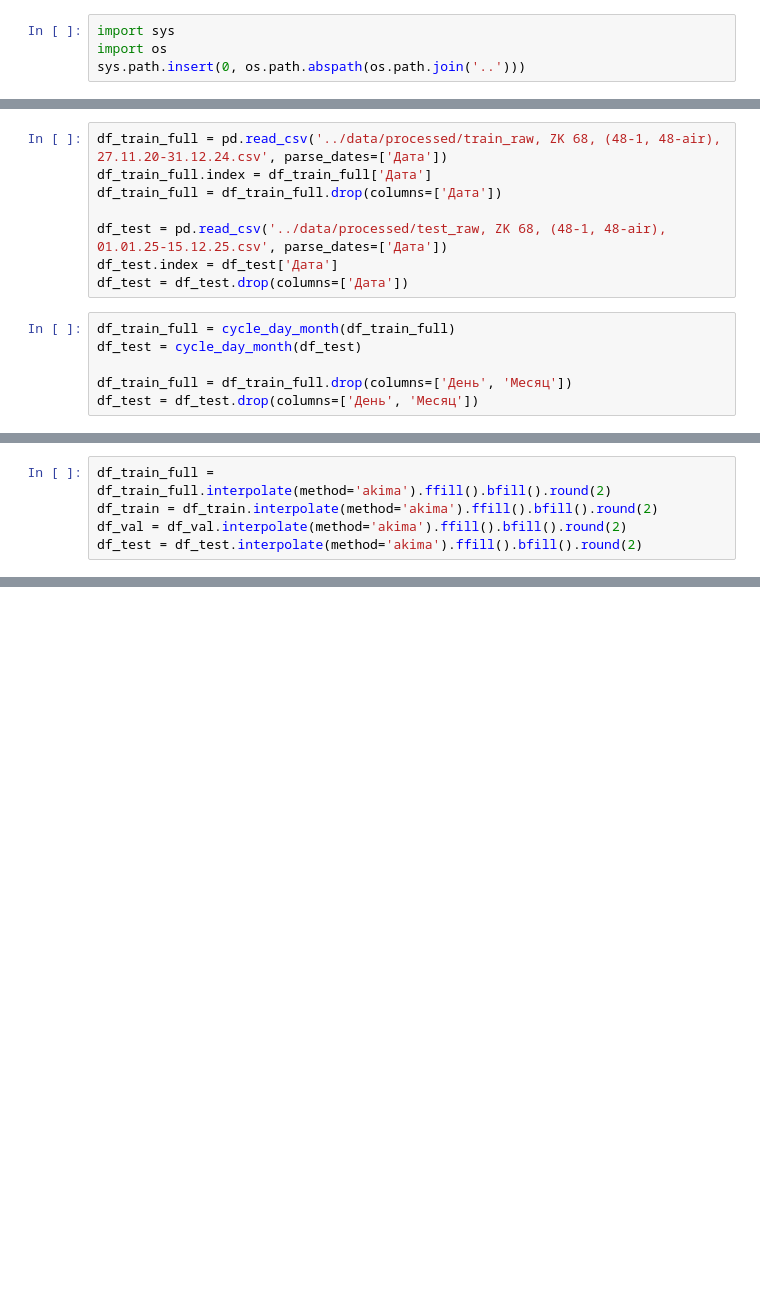
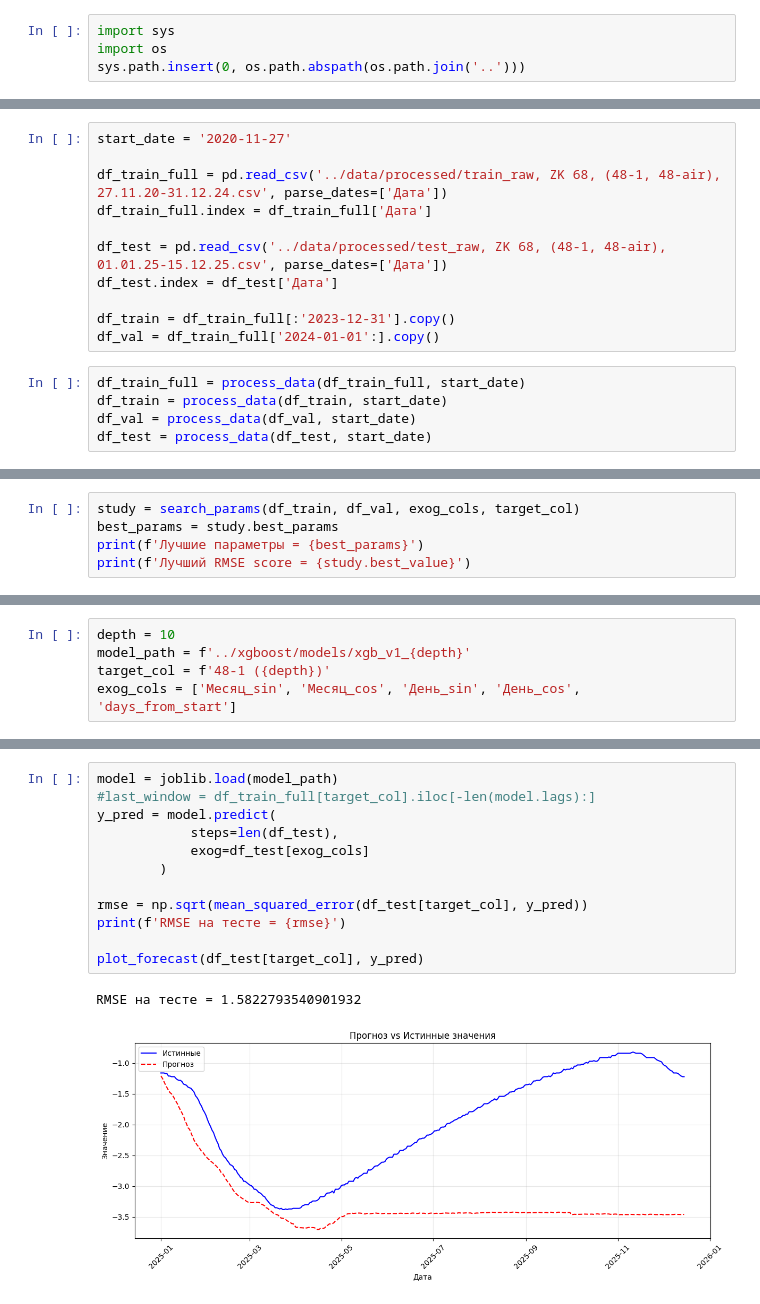
Before and after one commit to mefodyvaulin/ml-salekhard, a Jupyter notebook: xgboost/v1.ipynb, the cells around one changed output, grey strips where cells are left out. Drawn from its saved outputs; the diff is of its cells as text; blank space fills up the shorter version.

```diff
--- a/xgboost/v1.ipynb
+++ b/xgboost/v1.ipynb
@@ -12,14 +51,16 @@ import shap
 # %%
+start_date = '2020-11-27'
+
 df_train_full = pd.read_csv('../data/processed/train_raw, ZK 68, (48-1, 48-air), 27.11.20-31.12.24.csv', parse_dates=['Дата'])
 df_train_full.index = df_train_full['Дата']
-df_train_full = df_train_full.drop(columns=['Дата'])
 
 df_test = pd.read_csv('../data/processed/test_raw, ZK 68, (48-1, 48-air), 01.01.25-15.12.25.csv', parse_dates=['Дата'])
 df_test.index = df_test['Дата']
-df_test = df_test.drop(columns=['Дата'])
+
+df_train = df_train_full[:'2023-12-31'].copy()
+df_val = df_train_full['2024-01-01':].copy()
 # %%
-df_train_full = cycle_day_month(df_train_full)
-df_test = cycle_day_month(df_test)
-
-df_train_full = df_train_full.drop(columns=['День', 'Месяц'])
-df_test = df_test.drop(columns=['День', 'Месяц'])
+df_train_full = process_data(df_train_full, start_date)
+df_train = process_data(df_train, start_date)
+df_val = process_data(df_val, start_date)
+df_test = process_data(df_test, start_date)
@@ -29,5 +74,5 @@ df_val = df_train_full['2024-01-01':].copy()
 # %%
-df_train_full = df_train_full.interpolate(method='akima').ffill().bfill().round(2)
-df_train = df_train.interpolate(method='akima').ffill().bfill().round(2)
-df_val = df_val.interpolate(method='akima').ffill().bfill().round(2)
-df_test = df_test.interpolate(method='akima').ffill().bfill().round(2)
+study = search_params(df_train, df_val, exog_cols, target_col)
+best_params = study.best_params
+print(f'Лучшие параметры = {best_params}')
+print(f'Лучший RMSE score = {study.best_value}')
@@ -33,0 +133,5 @@ df_test = df_test.interpolate(method='akima').ffill().bfill().round(2)
+# %%
+depth = 10
+model_path = f'../xgboost/models/xgb_v1_{depth}'
+target_col = f'48-1 ({depth})'
+exog_cols = ['Месяц_sin', 'Месяц_cos', 'День_sin', 'День_cos', 'days_from_start']
@@ -33,0 +174,15 @@ df_test = df_test.interpolate(method='akima').ffill().bfill().round(2)
+# %%
+model = joblib.load(model_path)
+#last_window = df_train_full[target_col].iloc[-len(model.lags):]
+y_pred = model.predict(
+            steps=len(df_test),
+            exog=df_test[exog_cols]
+        )
+
+rmse = np.sqrt(mean_squared_error(df_test[target_col], y_pred))
+print(f'RMSE на тесте = {rmse}')
+
+plot_forecast(df_test[target_col], y_pred)
+# %% [output]
+RMSE на тесте = 1.5822793540901932
+[figure, added]
```
Also changed, not shown: parts of 13 cells of this notebook, 4 other files.
